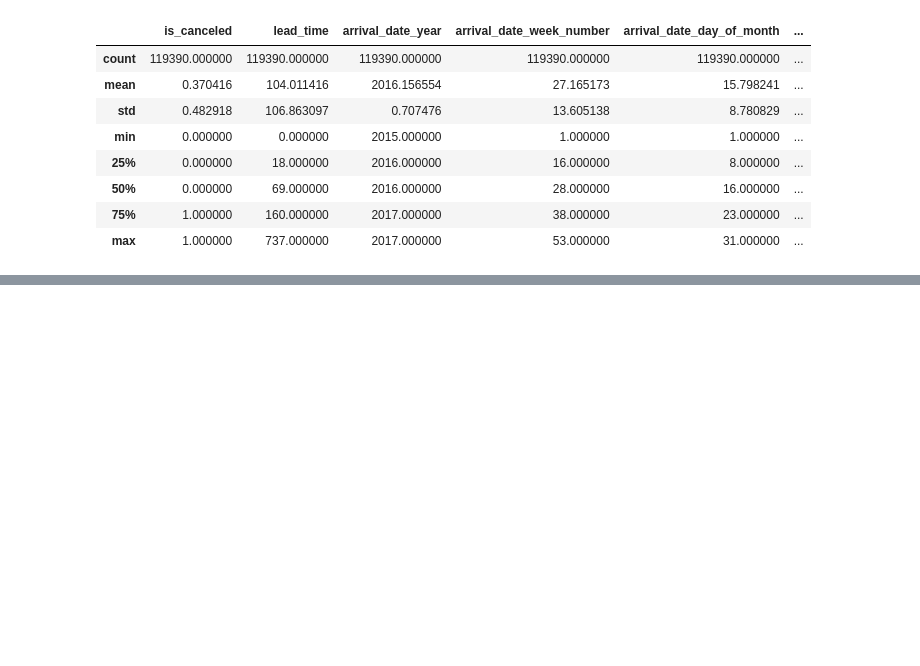
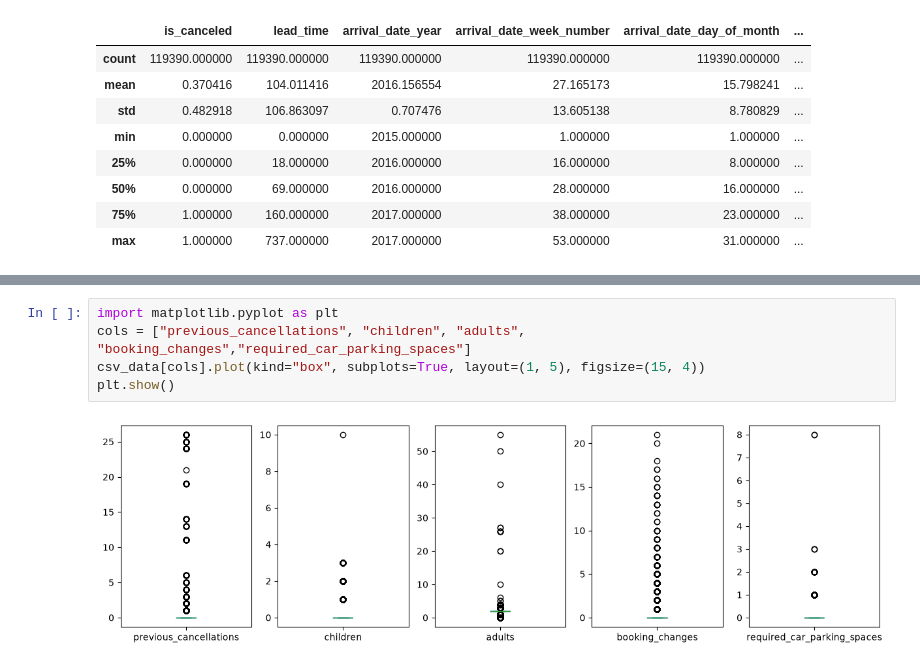
Before and after one commit to MrHarry2003/ML-Practice, a Jupyter notebook: hotel-booking-demands/notebook.ipynb, the cells around one changed output, grey strips where cells are left out. Saved outputs shown, nothing was run; the diff lists cells and outputs as text; blank space fills up the shorter version.

```diff
--- a/hotel-booking-demands/notebook.ipynb
+++ b/hotel-booking-demands/notebook.ipynb
@@ -65,0 +133,7 @@ dtype: int64
+# %%
+import matplotlib.pyplot as plt
+cols = ["previous_cancellations", "children", "adults", "booking_changes","required_car_parking_spaces"]
+csv_data[cols].plot(kind="box", subplots=True, layout=(1, 5), figsize=(15, 4))
+plt.show()
+# %% [output]
+[figure, added]
```
Also changed, not shown: parts of 8 cells of this notebook.
